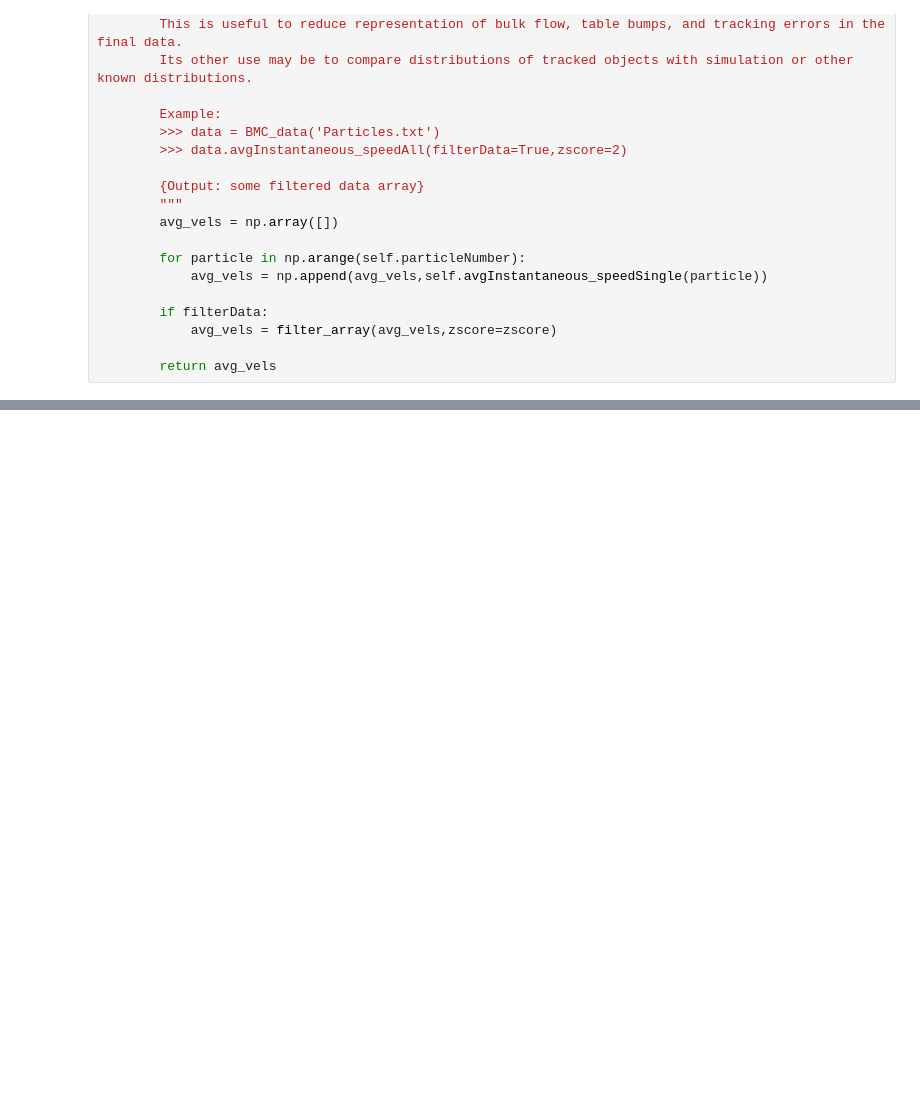
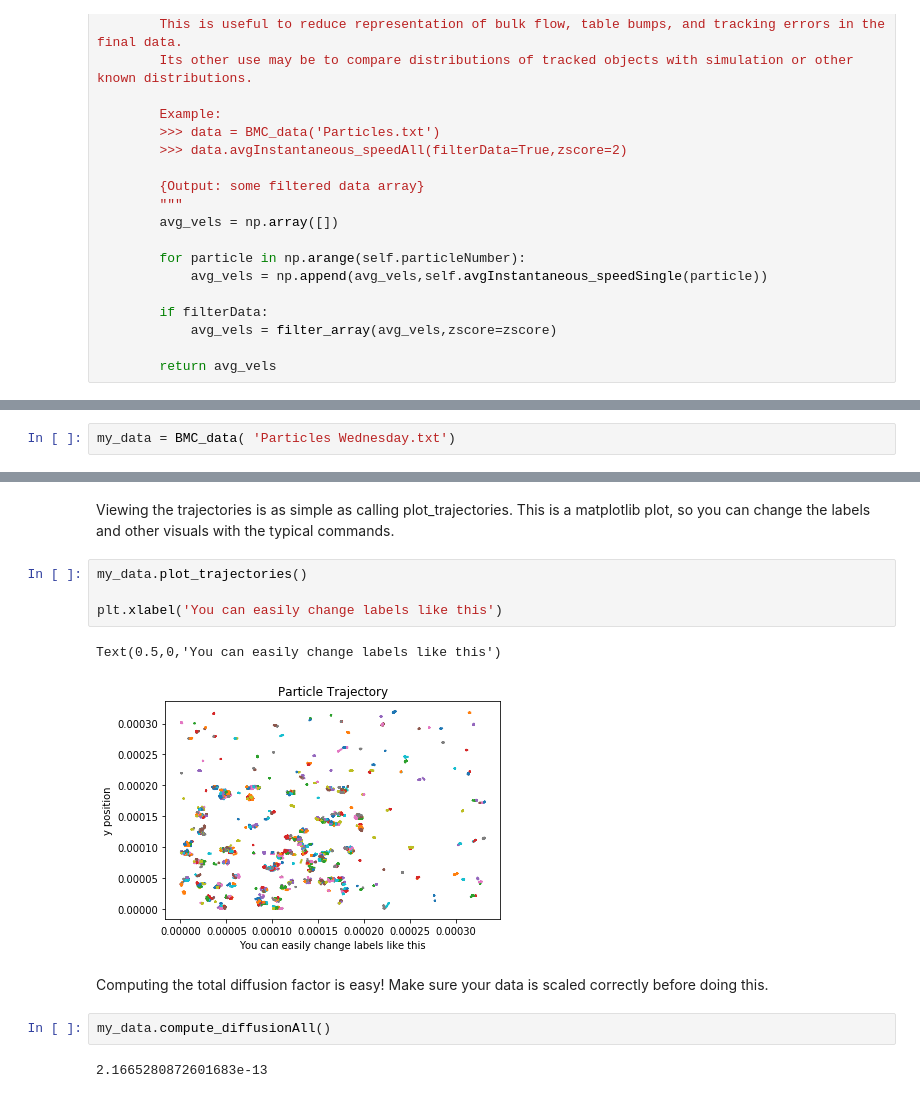
Before and after one commit to Mlawrence95/111B-Segre-Work, a Jupyter notebook: Brownian Motion in Cells/BMC Analysis.ipynb, the cells around one changed output, grey strips where cells are left out. Saved outputs shown, nothing was run; the diff lists cells and outputs as text; blank space fills up the shorter version.

```diff
--- a/Brownian Motion in Cells/BMC Analysis.ipynb
+++ b/Brownian Motion in Cells/BMC Analysis.ipynb
@@ -445,0 +450,2 @@ class BMC_data():
+# %%
+my_data = BMC_data( 'Particles Wednesday.txt')
@@ -445,0 +511,15 @@ class BMC_data():
+# %% [markdown]
+Viewing the trajectories is as simple as calling plot_trajectories. This is a matplotlib plot, so you can change the labels and other visuals with the typical commands.
+# %%
+my_data.plot_trajectories()
+
+plt.xlabel('You can easily change labels like this')
+# %% [output]
+Text(0.5,0,'You can easily change labels like this')
+[figure, added]
+# %% [markdown]
+Computing the total diffusion factor is easy! Make sure your data is scaled correctly before doing this.
+# %%
+my_data.compute_diffusionAll()
+# %% [output]
+2.1665280872601683e-13
```
Also changed, not shown: parts of 19 cells of this notebook.
